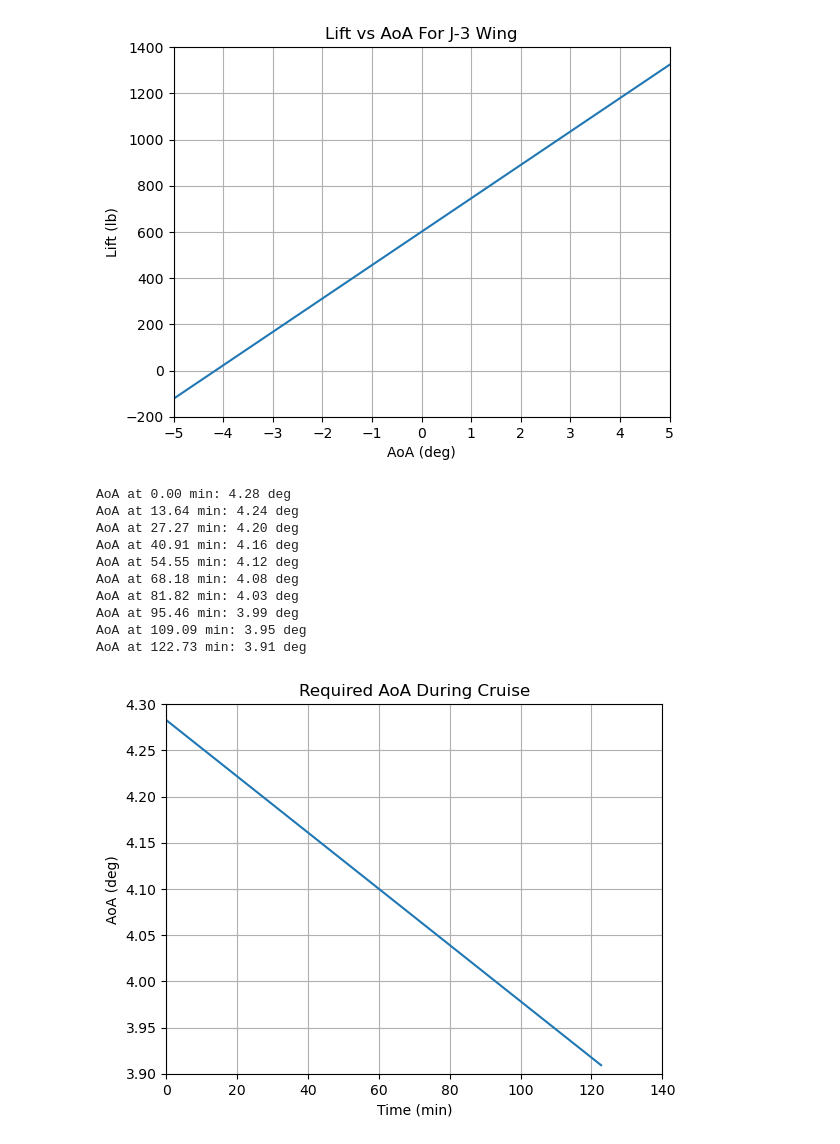
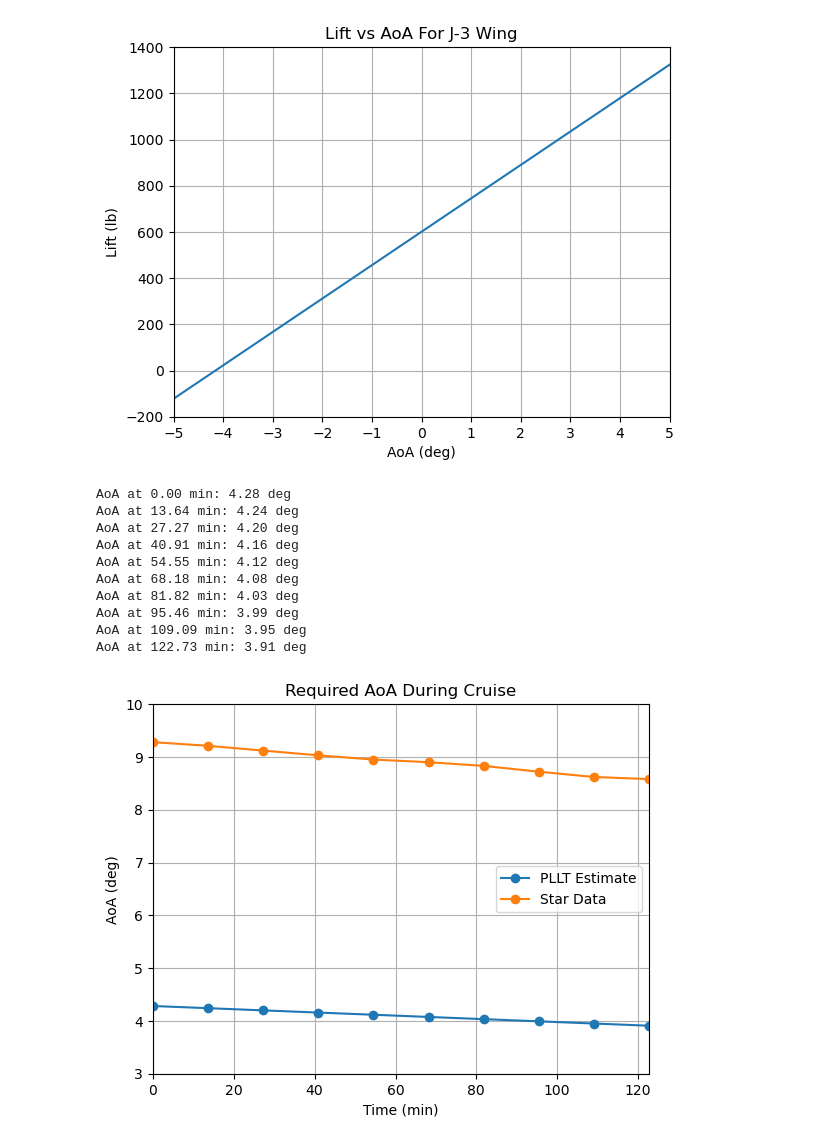
Before and after one commit to sladesladeslade/SchoolStuff, a Jupyter notebook: aerodynamics/Final Project/finalproject.ipynb, the cells around one changed output. Saved outputs shown, nothing was run; the diff lists cells and outputs as text; code cells hidden in the pictures.

```diff
--- a/aerodynamics/Final Project/finalproject.ipynb
+++ b/aerodynamics/Final Project/finalproject.ipynb
@@ -7,9 +7,11 @@ import PLLT_LiftDistribution as PLLT
 # %%
 time = np.linspace(0, 122.73, 10)
 print("Times to analyze:", time)
-weight = np.array([1220-t*0.44 for t in time])
+weight = np.array([1220-t*0.44 for t in time.copy()])
 for i in range(len(weight)):
     print("Weight at {0:.2f} min: {1:.0f} lb".format(time[i], weight[i]))
+
+starAoA = np.array([9.28,9.21,9.12,9.03,8.95,8.9,8.83,8.72,8.62,8.58])
 # %% [output]
 Times to analyze: [  0.          13.63666667  27.27333333  40.91        54.54666667
   68.18333333  81.82        95.45666667 109.09333333 122.73      ]
@@ -46,7 +48,7 @@ Vinf = 33.53
 # %%
 # find lift for aoa
 aoas = np.arange(-5, 5.5, 0.5)
-lift = [0.5*0.9093*(33.53**2)*S*PLLT.LiftDistribution(a, a0, b, c, Vinf, S)[2]/4.448 for a in aoas]
+lift = np.array([0.5*0.9093*(33.53**2)*S*PLLT.LiftDistribution(a, a0, b, c, Vinf, S)[2]/4.448 for a in aoas.copy()])
 plt.plot(aoas, lift)
 plt.xlabel("AoA (deg)")
 plt.ylabel("Lift (lb)")
@@ -61,30 +63,32 @@ plt.show()
 [figure]
 # %%
 # polyfit lift
-a, b = np.polyfit(aoas, lift, 1)        # lift = a*aoa + b
+ap, bp = np.polyfit(aoas.copy(), lift.copy(), 1)        # lift = a*aoa + b
 
 # determine aoa at each location
-predaoas = [(weight[i]-b)/a for i in range(len(weight))]
+predaoas = np.array([(weight[i]-bp)/ap for i in range(len(weight))])
 for i in range(len(predaoas)):
     print("AoA at {0:.2f} min: {1:.2f} deg".format(time[i], predaoas[i]))
 
-plt.plot(time, predaoas)
+plt.plot(time, predaoas, "-o", label="PLLT Estimate")
+plt.plot(time, starAoA, "-o", label="Star Data")
 plt.xlabel("Time (min)")
 plt.ylabel("AoA (deg)")
 plt.title("Required AoA During Cruise")
-plt.xlim([0, 140])
-plt.ylim([3.9, 4.3])
+plt.xlim([0, 122.73])
+plt.ylim([3, 10])
+plt.legend(loc="center right")
 plt.grid()
 plt.show()
 # %% [output]
 AoA at 0.00 min: 4.28 deg
 AoA at 13.64 min: 4.24 deg
 AoA at 27.27 min: 4.20 deg
 AoA at 40.91 min: 4.16 deg
 AoA at 54.55 min: 4.12 deg
 AoA at 68.18 min: 4.08 deg
 AoA at 81.82 min: 4.03 deg
 AoA at 95.46 min: 3.99 deg
 AoA at 109.09 min: 3.95 deg
 AoA at 122.73 min: 3.91 deg
-[figure, old version]
+[figure, new version]
```
Also changed, not shown: parts of 2 cells of this notebook, 1 other file.
